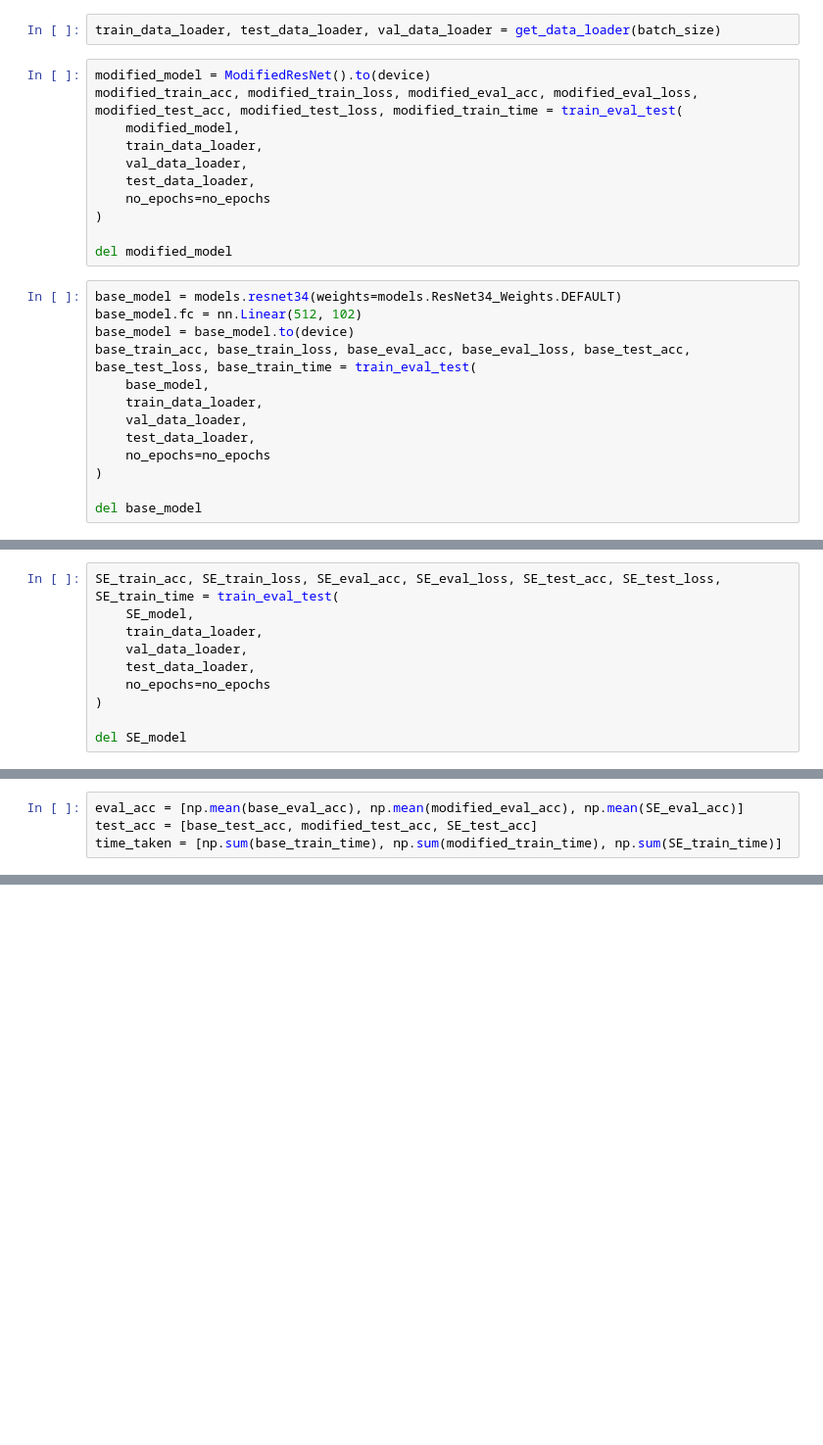
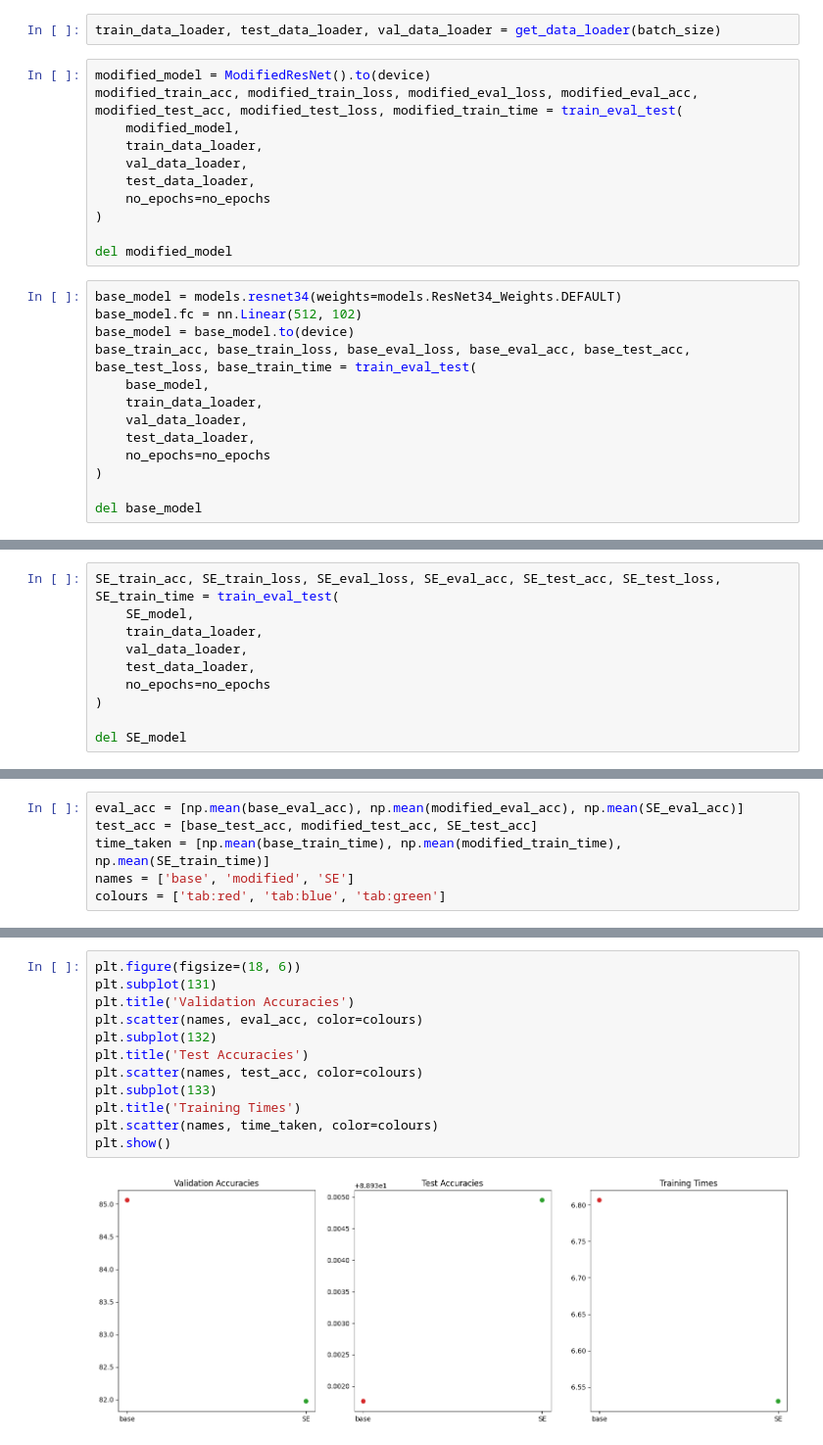
Before and after one commit to kombucha7/CZ4042-group-project, a Jupyter notebook: Middle.ipynb, the cells around one changed output, grey strips where cells are left out. Shown at 98% size. Saved outputs shown, nothing was run; the diff lists cells and outputs as text; blank space fills up the shorter version.

```diff
--- a/Middle.ipynb
+++ b/Middle.ipynb
@@ -175,7 +176,7 @@ class ModifiedResNet(nn.Module):
 train_data_loader, test_data_loader, val_data_loader = get_data_loader(batch_size)
 # %%
 modified_model = ModifiedResNet().to(device)
-modified_train_acc, modified_train_loss, modified_eval_acc, modified_eval_loss, modified_test_acc, modified_test_loss, modified_train_time = train_eval_test(
+modified_train_acc, modified_train_loss, modified_eval_loss, modified_eval_acc, modified_test_acc, modified_test_loss, modified_train_time = train_eval_test(
     modified_model,
     train_data_loader,
     val_data_loader,
@@ -188,7 +189,7 @@ del modified_model
 base_model = models.resnet34(weights=models.ResNet34_Weights.DEFAULT)
 base_model.fc = nn.Linear(512, 102)
 base_model = base_model.to(device)
-base_train_acc, base_train_loss, base_eval_acc, base_eval_loss, base_test_acc, base_test_loss, base_train_time = train_eval_test(
+base_train_acc, base_train_loss, base_eval_loss, base_eval_acc, base_test_acc, base_test_loss, base_train_time = train_eval_test(
     base_model,
     train_data_loader,
     val_data_loader,
@@ -220,7 +239,7 @@ SE_model = ResNet34WithSE(num_classes)
 
 SE_model = SE_model.to(device=device)
 # %%
-SE_train_acc, SE_train_loss, SE_eval_acc, SE_eval_loss, SE_test_acc, SE_test_loss, SE_train_time = train_eval_test(
+SE_train_acc, SE_train_loss, SE_eval_loss, SE_eval_acc, SE_test_acc, SE_test_loss, SE_train_time = train_eval_test(
     SE_model,
     train_data_loader,
     val_data_loader,
@@ -232,4 +269,6 @@ del SE_model
 # %%
 eval_acc = [np.mean(base_eval_acc), np.mean(modified_eval_acc), np.mean(SE_eval_acc)]
 test_acc = [base_test_acc, modified_test_acc, SE_test_acc]
-time_taken = [np.sum(base_train_time), np.sum(modified_train_time), np.sum(SE_train_time)]
+time_taken = [np.mean(base_train_time), np.mean(modified_train_time), np.mean(SE_train_time)]
+names = ['base', 'modified', 'SE']
+colours = ['tab:red', 'tab:blue', 'tab:green']
@@ -235,0 +281,14 @@ time_taken = [np.sum(base_train_time), np.sum(modified_train_time), np.sum(SE_tr
+# %%
+plt.figure(figsize=(18, 6))
+plt.subplot(131)
+plt.title('Validation Accuracies')
+plt.scatter(names, eval_acc, color=colours)
+plt.subplot(132)
+plt.title('Test Accuracies')
+plt.scatter(names, test_acc, color=colours)
+plt.subplot(133)
+plt.title('Training Times')
+plt.scatter(names, time_taken, color=colours)
+plt.show()
+# %% [output]
+[figure, added]
```
Also changed, not shown: parts of 8 cells of this notebook.
